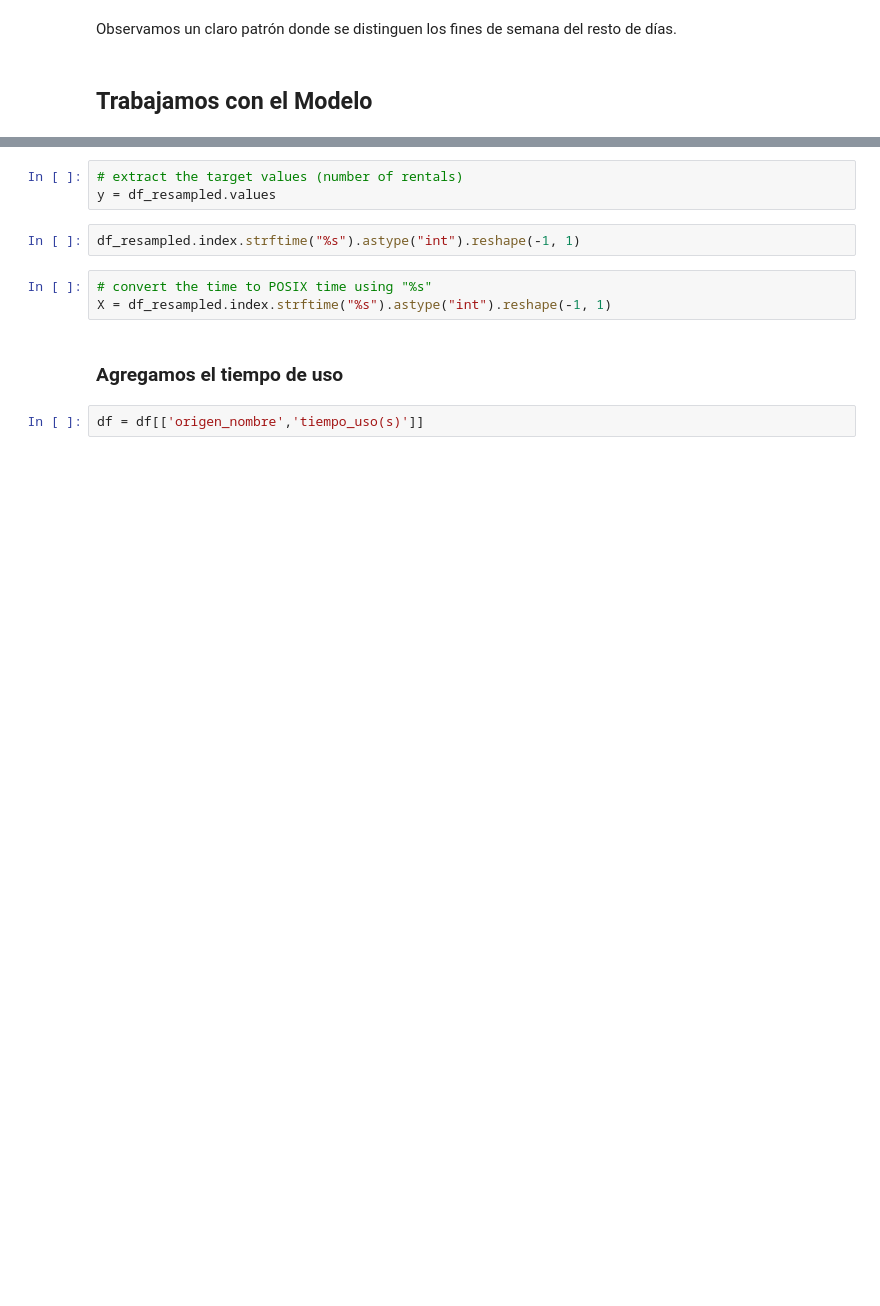
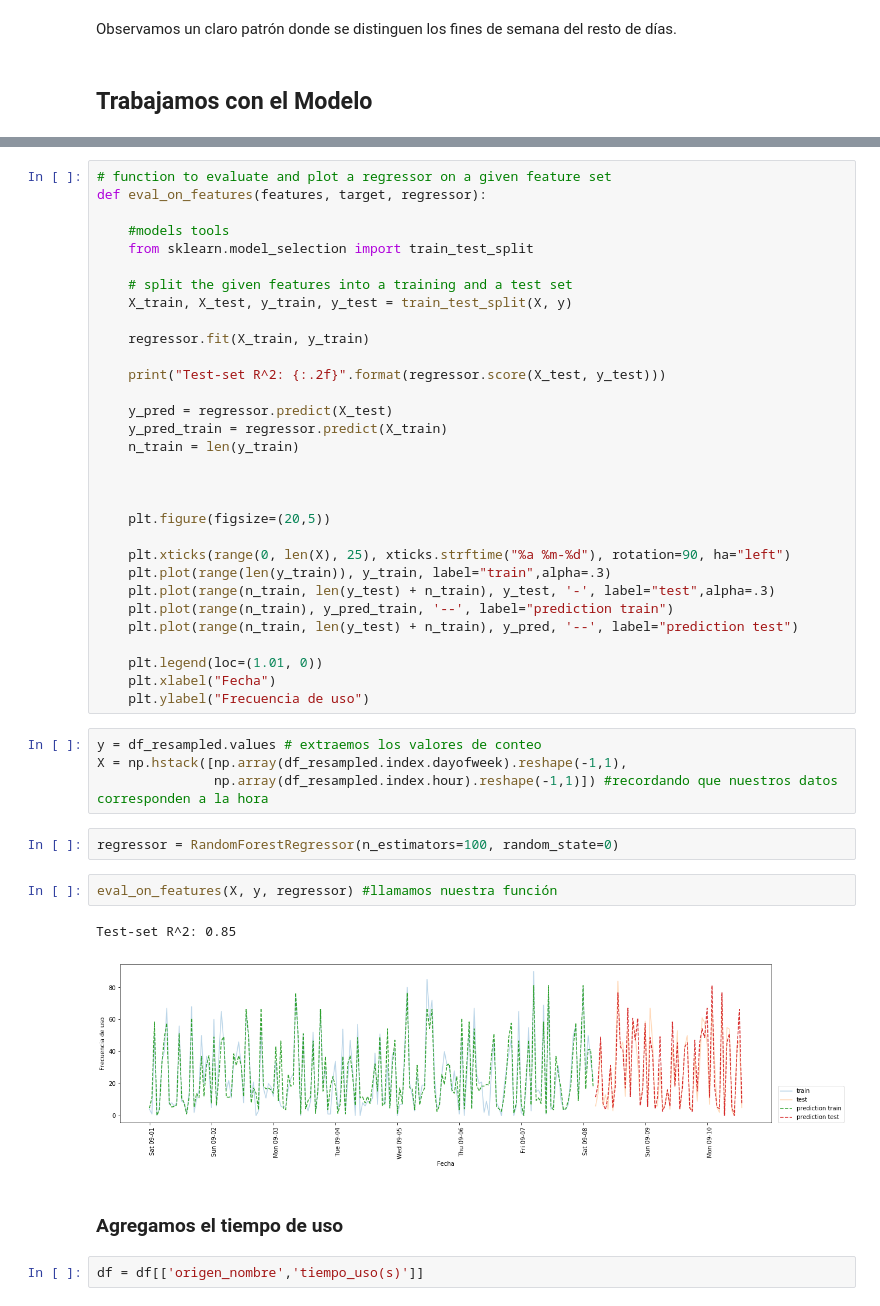
Before and after one commit to pydarg/CABA_MyT_BicicletasPublicas, a Jupyter notebook: notebooks/05.05-Regresion-Lineal.ipynb, the cells around one changed output, grey strips where cells are left out. Cells and saved outputs as stored; diff of their text form; blank space fills up the shorter version.

```diff
--- a/notebooks/05.05-Regresion-Lineal.ipynb
+++ b/notebooks/05.05-Regresion-Lineal.ipynb
@@ -128,11 +124,45 @@ Freq: H, Name: conteo, dtype: int64
-# %%
-# extract the target values (number of rentals)
-y = df_resampled.values
-# %%
-df_resampled.index.strftime("%s").astype("int").reshape(-1, 1)
-# %%
-# convert the time to POSIX time using "%s"
-X = df_resampled.index.strftime("%s").astype("int").reshape(-1, 1)
+# %%
+# function to evaluate and plot a regressor on a given feature set
+def eval_on_features(features, target, regressor):
+
+    #models tools
+    from sklearn.model_selection import train_test_split
+
+    # split the given features into a training and a test set
+    X_train, X_test, y_train, y_test = train_test_split(X, y)
+
+    regressor.fit(X_train, y_train)
+
+    print("Test-set R^2: {:.2f}".format(regressor.score(X_test, y_test)))
+
+    y_pred = regressor.predict(X_test)
+    y_pred_train = regressor.predict(X_train)
+    n_train = len(y_train)
+
+
+
+    plt.figure(figsize=(20,5))
+
+    plt.xticks(range(0, len(X), 25), xticks.strftime("%a %m-%d"), rotation=90, ha="left")
+    plt.plot(range(len(y_train)), y_train, label="train",alpha=.3)
+    plt.plot(range(n_train, len(y_test) + n_train), y_test, '-', label="test",alpha=.3)
+    plt.plot(range(n_train), y_pred_train, '--', label="prediction train")
+    plt.plot(range(n_train, len(y_test) + n_train), y_pred, '--', label="prediction test")
+
+    plt.legend(loc=(1.01, 0))
+    plt.xlabel("Fecha")
+    plt.ylabel("Frecuencia de uso")
+# %%
+y = df_resampled.values # extraemos los valores de conteo
+X = np.hstack([np.array(df_resampled.index.dayofweek).reshape(-1,1),
+               np.array(df_resampled.index.hour).reshape(-1,1)]) #recordando que nuestros datos corresponden a la hora
+# %%
+regressor = RandomForestRegressor(n_estimators=100, random_state=0)
+# %%
+eval_on_features(X, y, regressor) #llamamos nuestra función
+# %% [output]
+Test-set R^2: 0.85
+[figure, added]
 # %% [markdown]
 ### Agregamos el tiempo de uso
 # %%
```
Also changed, not shown: parts of 5 cells of this notebook.
